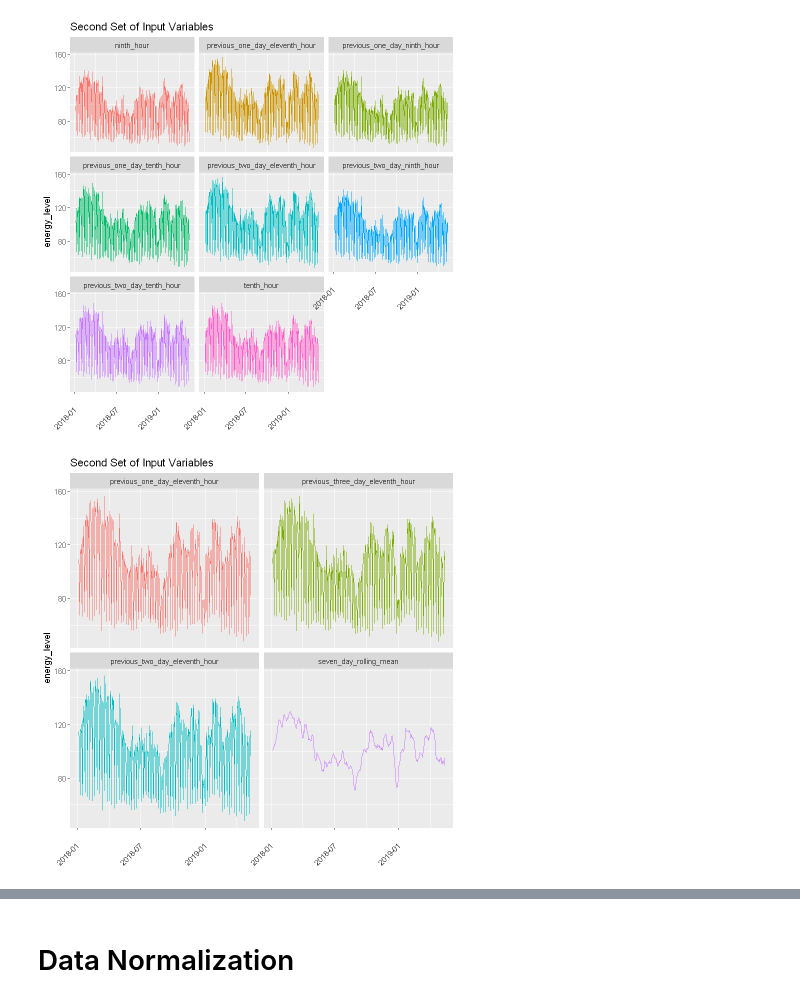
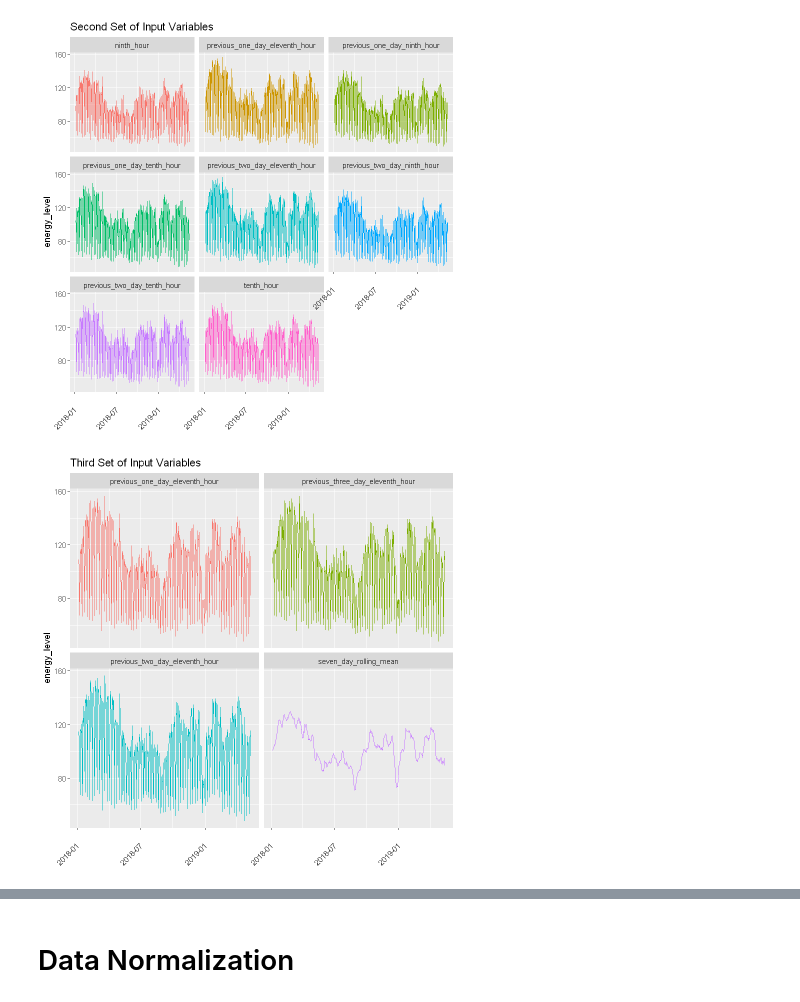
Before and after one commit to Saranga99/DM-ML, a Jupyter notebook: coursework/CW_Q2.ipynb, the cells around one changed output, grey strips where cells are left out. Cells and saved outputs as stored; diff of their text form; code cells hidden in the pictures.

```diff
--- a/coursework/CW_Q2.ipynb
+++ b/coursework/CW_Q2.ipynb
@@ -113,17 +113,17 @@ theme(legend.position = "none")
 # %%
 #3rd lag
 df_full %>%
 pivot_longer(cols = c(9,10,11,13), names_to = "kind", values_to = "energy_level") %>%
 ggplot(aes(Dates, energy_level, color = kind)) +
 geom_line() +
 facet_wrap(~kind) + theme(axis.text.x = element_text(angle = 45, vjust =
 0.5, hjust = 1
 )) +
 labs(x = "",
-title = "Second Set of Input Variables") +
+title = "Third Set of Input Variables") +
 theme(legend.position = "none")
 # %% [output]
-[figure, old version]
+[figure, new version]
 # %%
 #4thd lag
 df_full %>%
```
Also changed, not shown: parts of 8 cells of this notebook.
